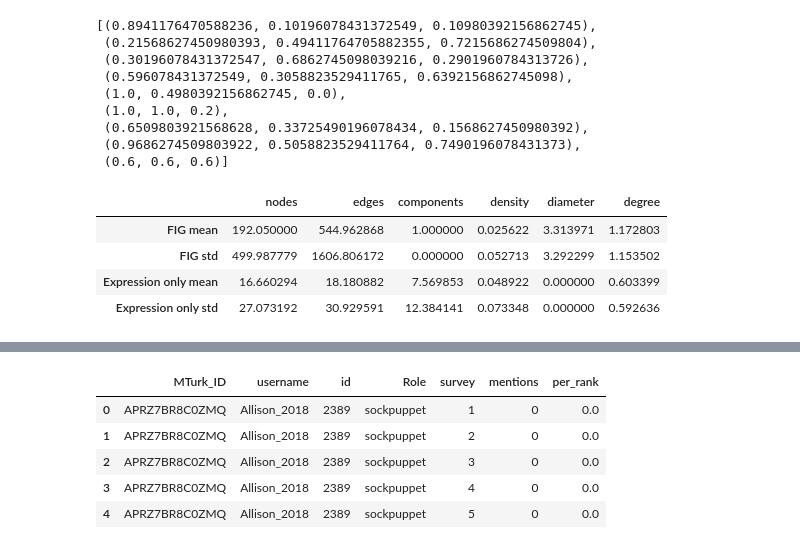
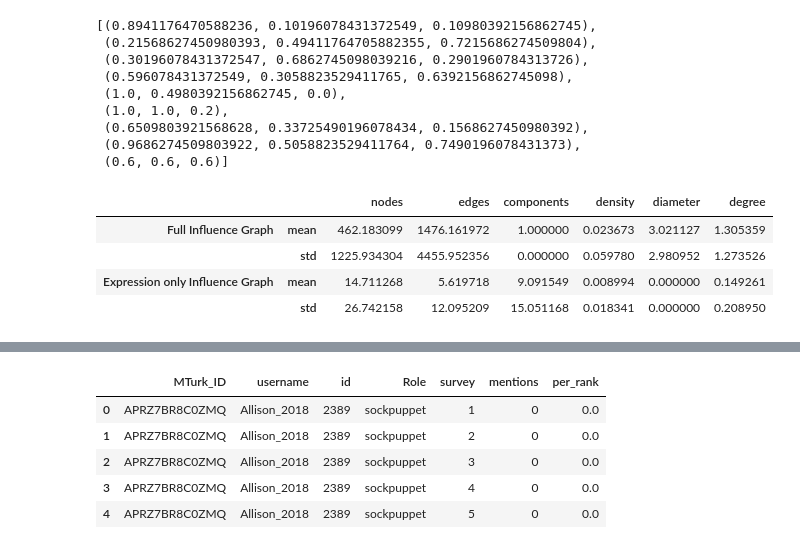
Before and after one commit to ruiliu310/dartpost-research, a Jupyter notebook: pr_results.ipynb, the cells around one changed output, grey strips where cells are left out. Cells and saved outputs as stored; diff of their text form; code cells hidden in the pictures.

```diff
--- a/pr_results.ipynb
+++ b/pr_results.ipynb
@@ -59,6 +80,10 @@ df_comts = df_comts.merge(df_annot_comts[["comment_id", "majority_topic_label",
 # %% [output]
 posts: (1057, 11), comments: (1615, 11), views: (234178, 10), likes: (1034, 6), reports: (46, 6)
 # %%
+post_comments = {f"p{p}": [] for p in df_posts["PostID"].values}
+for c, p in df_comts[["id", "PostId"]].values:
+    if f"p{p}" in post_comments:
+        post_comments[f"p{p}"].append(f"c{c}")
 G = nx.DiGraph()
 for u, uname, obsr, sock in df_users[["id", "username", "isObserver", "isPuppet"]].values:
     G.add_node(f"u{u}", id=u, kind="user", name=uname, observer=(obsr == "t"), sock=(sock == "t"))
@@ -77,7 +102,7 @@ for c, u, p, t, polar, score, topic in df_comts[["id", "CommenterId", "PostId",
     if f"u{u}" in G.nodes and f"p{p}" in G.nodes:
         G.add_node(f"c{c}", id=c, kind="comt", time=t, user=u, polar=polar, score=score, topic=topic)
         G.add_edge(f"c{c}", f"p{p}", kind="known", time=t, weight=1)
-        G.add_edge(f"p{p}", f"c{c}", kind="known", time=t, weight=1)
+        # G.add_edge(f"p{p}", f"c{c}", kind="known", time=t, weight=1)
 
 for l, u, p, t in df_likes[["id", "UserId", "PostId", "createdAt"]].values:
     if f"u{u}" in G.nodes and f"p{p}" in G.nodes:
@@ -86,21 +111,32 @@ for l, u, p, t in df_likes[["id", "UserId", "PostId", "createdAt"]].values:
         G.add_edge(f"u{u}", f"l{l}", time=t, weight=1, kind="infer")
         G.add_edge(f"l{l}", f"p{p}", time=t, weight=1, kind="known")
 
-for u, p, t, v in df_views[["UserId", "PostId", "createdAt", "id"]].values:
+for u, p, t, v, s in df_views[["UserId", "PostId", "createdAt", "id", "singleView"]].values:
     if f"u{u}" in G.nodes and f"p{p}" in G.nodes:
         G.add_node(f"v{v}", user=f"u{u}", post=f"p{p}", time=t, id=v, kind="view",
                    topic=G.nodes[f"p{p}"]["topic"], polar=G.nodes[f"p{p}"]["polar"], score=1)
         G.add_edge(f"u{u}", f"v{v}", time=t, weight=1, kind="infer")
-        G.add_edge(f"v{v}", f"p{p}", time=t, weight=1, kind="known")
-
+        G.add_edge(f"v{v}", f"p{p}", time=t, weight=1, kind="infer")
+        if s == "t":
+            for c in post_comments[f"p{p}"]:
+                if c in G.nodes:
+                    G.add_edge(f"v{v}", c, time=t, weight=1, kind="infer")
 user_view = {u: set() for u in G if u[0] == "u"}
-for u, p, t, v in df_views[["UserId", "PostId", "createdAt", "id"]].values:
-    if f"u{u}" in G.nodes and f"p{p}" in G.nodes:
+for u, p, t, v, s in df_views[["UserId", "PostId", "createdAt", "id", "singleView"]].values:
+    if f"u{u}" in G.nodes and f"p{p}" in G.nodes and s != "t":
         user_view[f"u{u}"].add(f"v{v}")
 
+single_view = {u: set() for u in G if u[0] == "u"}
+for u, p, t, v, s in df_views[["UserId", "PostId", "createdAt", "id", "singleView"]].values:
+    if f"u{u}" in G.nodes and f"p{p}" in G.nodes and s == "t":
+        single_view[f"u{u}"].add(f"v{v}")
+
+print(f"user view: {sum([len(user_view[u]) for u in user_view])}")
+print(f"single view: {sum([len(single_view[u]) for u in single_view])}")
+
 for p in tqdm(G):
-    if p[0] == "p":
+    if p[0] in ["p", "c"]:
         u = f"u{G.nodes[p]['user']}"
-        for v in user_view[u]:
+        for v in user_view[u] | single_view[u]:
             if G.nodes[v]["time"] <= G.nodes[p]["time"]:
                 G.add_edge(p, v, time=G.nodes[v]["time"], weight=1, kind="infer")
@@ -107,5 +146,5 @@ for p in tqdm(G):
 # %%
-with open("res/pagerank/0.9-0.5-0.5.pkl", "rb") as fp:
+with open("res/pagerank/0.85-0.5-0.5.pkl", "rb") as fp:
     d = pickle.load(fp)
 # %%
 df_users[df_users["id"] == 2340]
@@ -118,12 +157,14 @@ user_list = df_users["id"].tolist()
 # user_list = df_users[df_users["isObserver"] == "f"]["id"].tolist()
 # %%
 obsr_list = [f"u{u}" for u in df_users[df_users["isObserver"] == "t"]["id"]]
-pr_alpha = 0.9
+pr_alpha = 0.85
 beta_a = 0.5
 beta_b = 0.5
 keyq = [(node_name, t, topic, polar, pr_alpha, beta_a, beta_b)
         for node_name in obsr_list for t in range(1,6) for topic in range(8) for polar in [0, 2]
        ]
+
+keyq = list(filter(lambda x: get_change(x[0], num2topic[x[2]])[x[1]-1]*(1-x[3]) > 0, tqdm(keyq)))
 # %%
 property_full = {k: d[k]["full_graph"] for k in tqdm(keyq)}
 property_exps = {k: d[k]["exps_graph"] for k in tqdm(keyq)}
@@ -167,15 +187,15 @@ def plot_hist(name="nodes", xlabel="", ylabel="", title=""):
 # %%
 pd.DataFrame.from_dict({
-    "FIG mean": df_full.mean(axis=0),
-    "FIG std": df_full.std(axis=0),
-    "Expression only mean": df_exps.mean(axis=0),
-    "Expression only std": df_exps.std(axis=0),
+    ("Full Influence Graph", "mean"): df_full.mean(axis=0),
+    ("Full Influence Graph", "std"): df_full.std(axis=0),
+    ("Expression only Influence Graph", "mean"): df_exps.mean(axis=0),
+    ("Expression only Influence Graph", "std"): df_exps.std(axis=0),
 }).T
 # %% [output]
-|  | nodes | edges | components | density | diameter | degree |
-| FIG mean | 192.050000 | 544.962868 | 1.000000 | 0.025622 | 3.313971 | 1.172803 |
-| FIG std | 499.987779 | 1606.806172 | 0.000000 | 0.052713 | 3.292299 | 1.153502 |
-| Expression only mean | 16.660294 | 18.180882 | 7.569853 | 0.048922 | 0.000000 | 0.603399 |
-| Expression only std | 27.073192 | 30.929591 | 12.384141 | 0.073348 | 0.000000 | 0.592636 |
+|  |  | nodes | edges | components | density | diameter | degree |
+| Full Influence Graph | mean | 462.183099 | 1476.161972 | 1.000000 | 0.023673 | 3.021127 | 1.305359 |
+|  | std | 1225.934304 | 4455.952356 | 0.000000 | 0.059780 | 2.980952 | 1.273526 |
+| Expression only Influence Graph | mean | 14.711268 | 5.619718 | 9.091549 | 0.008994 | 0.000000 | 0.149261 |
+|  | std | 26.742158 | 12.095209 | 15.051168 | 0.018341 | 0.000000 | 0.208950 |
 # %%
 pab = [(p, a, b)
```
Also changed, not shown: parts of 17 cells of this notebook, 5 other files.
